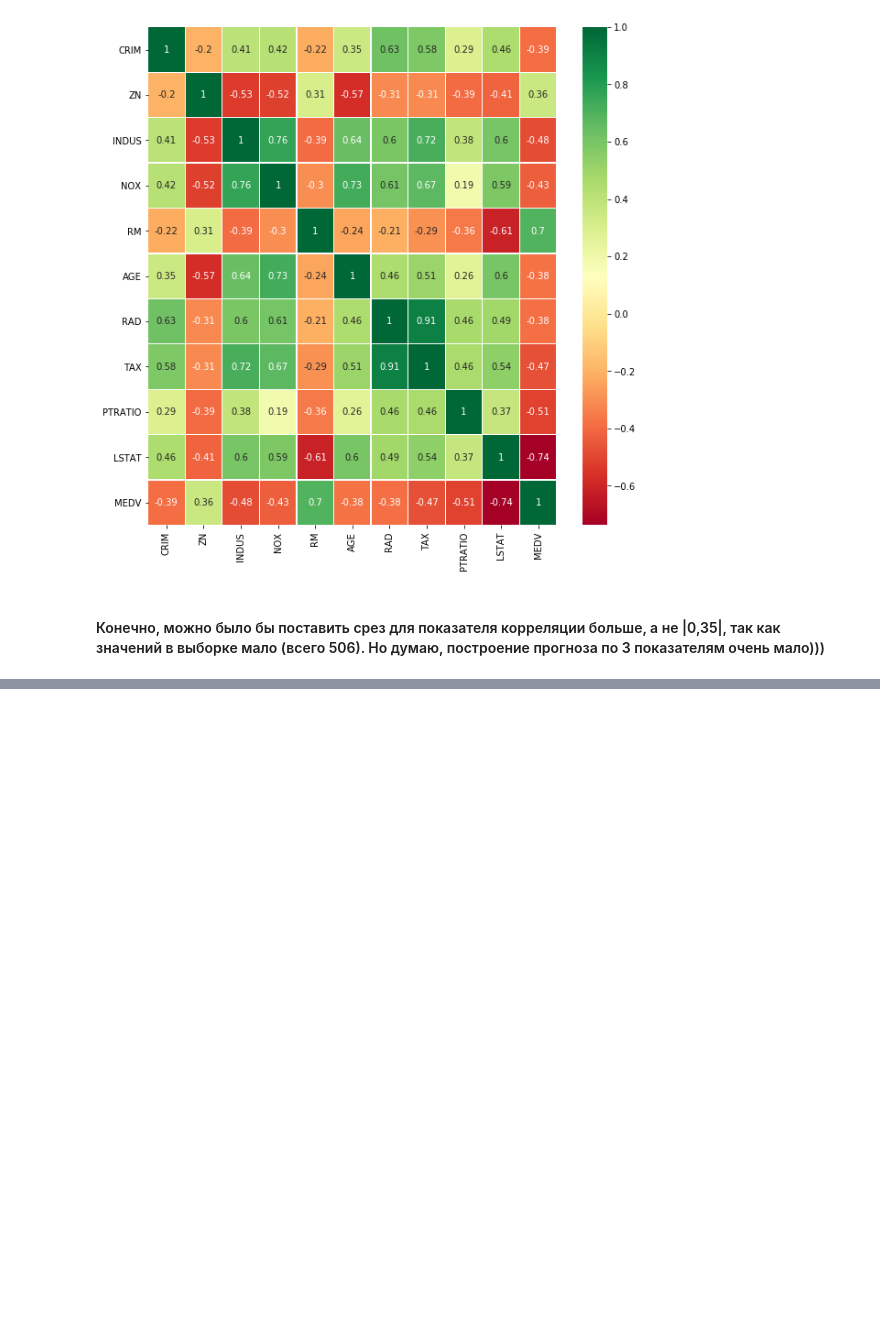
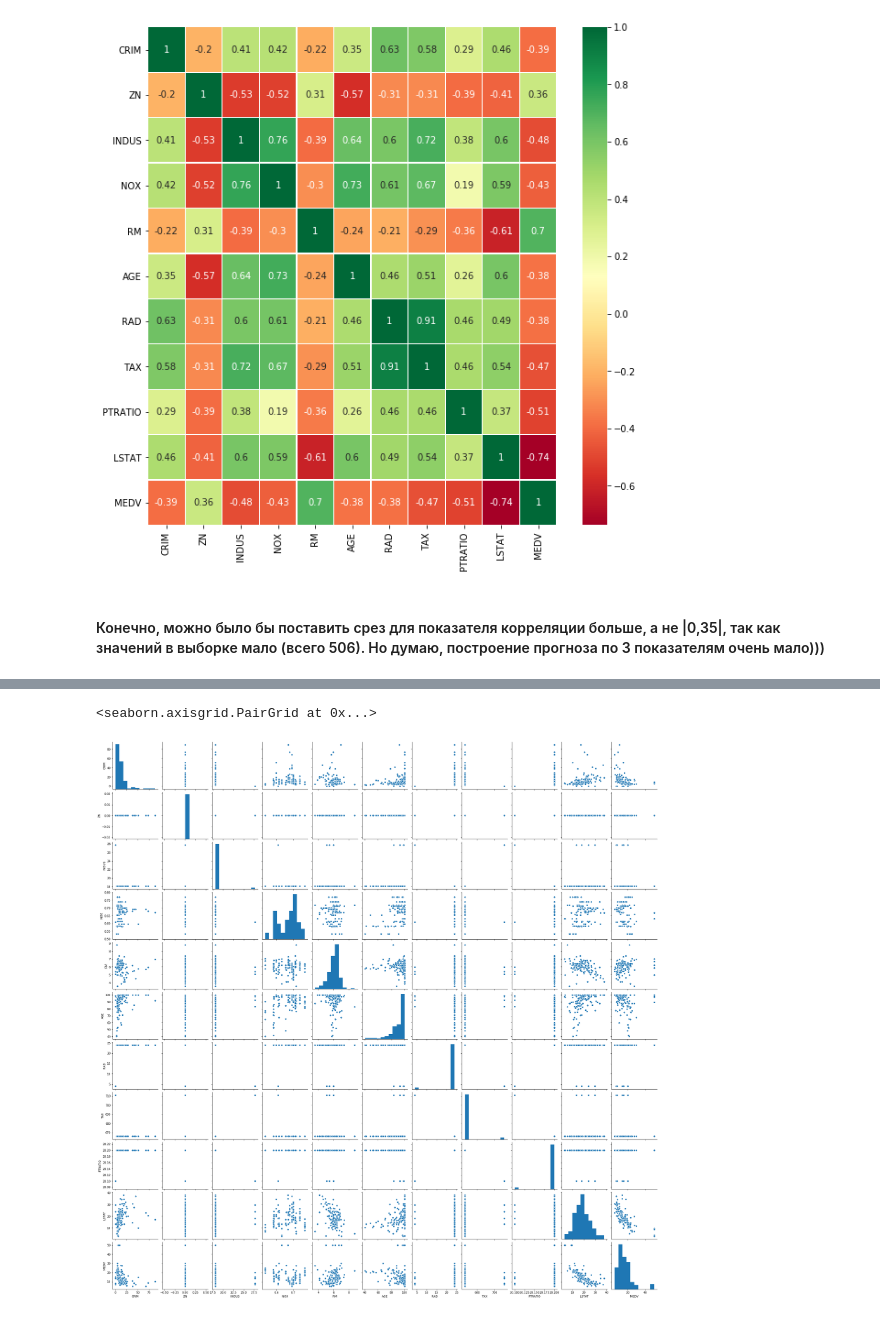
Before and after one commit to PolygalovPavel/DVP-8a-2_Clean_data, a Jupyter notebook: HW_DVP-8a-2_Clean_data.ipynb, the cells around one changed output, grey strips where cells are left out. Drawn from its saved outputs; the diff is of its cells as text; code cells hidden in the pictures; blank space fills up the shorter version.

```diff
--- a/HW_DVP-8a-2_Clean_data.ipynb
+++ b/HW_DVP-8a-2_Clean_data.ipynb
@@ -192,0 +203,6 @@ plt.show()
+# %%
+t_data = data.query('TAX > 500')
+sns.pairplot(t_data)
+# %% [output]
+<seaborn.axisgrid.PairGrid at 0x...>
+[figure, added]
```
Also changed, not shown: parts of 14 cells of this notebook.
